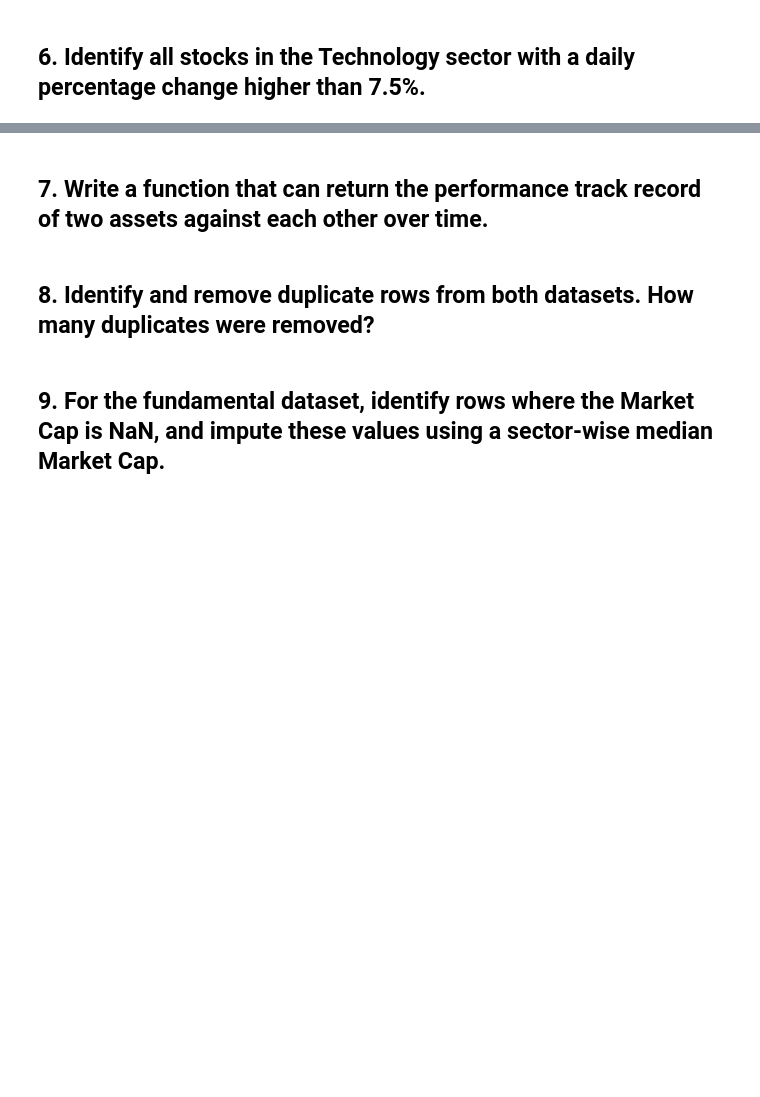
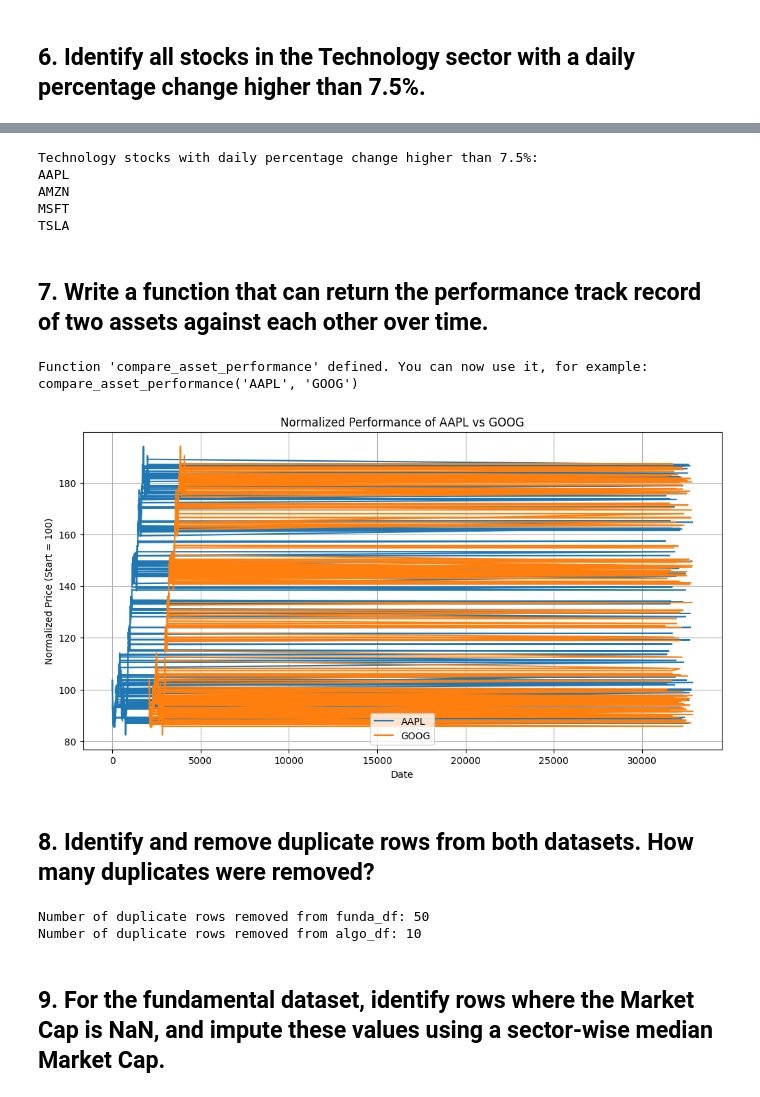
Before and after one commit to Arpit-Baranwal/Machine-Learning-, a Jupyter notebook: Stock_Analysis.ipynb, the cells around one changed output, grey strips where cells are left out. Saved outputs shown, nothing was run; the diff lists cells and outputs as text; code cells hidden in the pictures; blank space fills up the shorter version.

```diff
--- a/Stock_Analysis.ipynb
+++ b/Stock_Analysis.ipynb
@@ -311,6 +343,86 @@ XRP/USD
+# %%
+merged_df = pd.merge(algo_df, funda_df[['Ticker', 'Sector']], on='Ticker', how='left')
+
+technology_stocks_high_change = merged_df[(merged_df['Sector'] == 'Technology') & (merged_df['Daily Change'] > 0.075)]
+
+unique_tech_stocks = technology_stocks_high_change['Ticker'].unique()
+
+if len(unique_tech_stocks) > 0:
+    print("Technology stocks with daily percentage change higher than 7.5%:")
+    for stock in unique_tech_stocks:
+        print(stock)
+else:
+    print("No technology stocks found matching the criteria.")
+# %% [output]
+Technology stocks with daily percentage change higher than 7.5%:
+AAPL
+AMZN
+MSFT
+TSLA
 # %% [markdown]
 ## 7. Write a function that can return the performance track record of two assets against each other over time.
+# %%
+import matplotlib.pyplot as plt
+
+def compare_asset_performance(ticker1, ticker2):
+    """
+    Compares the normalized performance of two assets over time.
+
+    Args:
+        ticker1 (str): The ticker symbol of the first asset.
+        ticker2 (str): The ticker symbol of the second asset.
+    """
+    # Filter data for the two tickers
+    asset1_data = algo_df[algo_df['Ticker'] == ticker1].sort_values('Date')
+    asset2_data = algo_df[algo_df['Ticker'] == ticker2].sort_values('Date')
+
+    if asset1_data.empty or asset2_data.empty:
+        print(f"One or both tickers ({ticker1}, {ticker2}) not found in the dataset.")
+        return
+
+    # Drop NaN values in 'Close'
+    asset1_close = asset1_data['Close'].dropna()
+    asset2_close = asset2_data['Close'].dropna()
+
+    if asset1_close.empty or asset2_close.empty:
+        print(f"Not enough valid 'Close' price data for one or both tickers ({ticker1}, {ticker2}).")
+        return
+
+    normalized_asset1 = (asset1_close / asset1_close.iloc[0]) * 100
+    normalized_asset2 = (asset2_close / asset2_close.iloc[0]) * 100
+
+    # Plotting
+    plt.figure(figsize=(12, 6))
+    plt.plot(normalized_asset1.index, normalized_asset1, label=ticker1)
+    plt.plot(normalized_asset2.index, normalized_asset2, label=ticker2)
+    plt.title(f'Normalized Performance of {ticker1} vs {ticker2}')
+    plt.xlabel('Date')
+    plt.ylabel('Normalized Price (Start = 100)')
+    plt.legend()
+    plt.grid(True)
+    plt.show()
+# %% [output]
+Function 'compare_asset_performance' defined. You can now use it, for example: compare_asset_performance('AAPL', 'GOOG')
+# %%
+compare_asset_performance('AAPL', 'GOOG')
+# %% [output]
+[figure, added]
 # %% [markdown]
 ## 8. Identify and remove duplicate rows from both datasets. How many duplicates were removed?
+# %%
+# Remove duplicates from funda_df
+initial_rows_funda = funda_df.shape[0]
+funda_df.drop_duplicates(inplace=True)
+duplicates_removed_funda = initial_rows_funda - funda_df.shape[0]
+print(f"Number of duplicate rows removed from funda_df: {duplicates_removed_funda}")
+
+# Remove duplicates from algo_df
+initial_rows_algo = algo_df.shape[0]
+algo_df.drop_duplicates(inplace=True)
+duplicates_removed_algo = initial_rows_algo - algo_df.shape[0]
+print(f"Number of duplicate rows removed from algo_df: {duplicates_removed_algo}")
+# %% [output]
+Number of duplicate rows removed from funda_df: 50
+Number of duplicate rows removed from algo_df: 10
 # %% [markdown]
 ## 9. For the fundamental dataset, identify rows where the Market Cap is NaN, and impute these values using a sector-wise median Market Cap.
```
Also changed, not shown: parts of 5 cells of this notebook.
